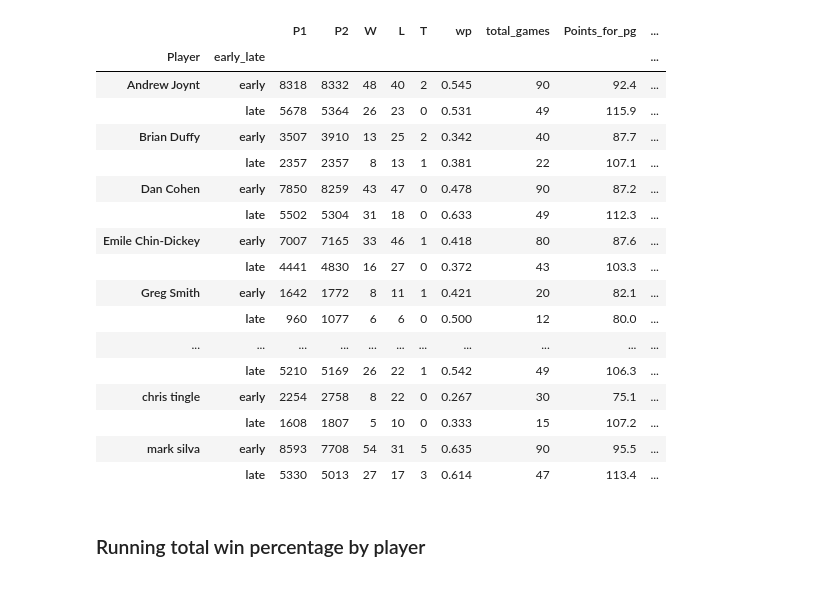
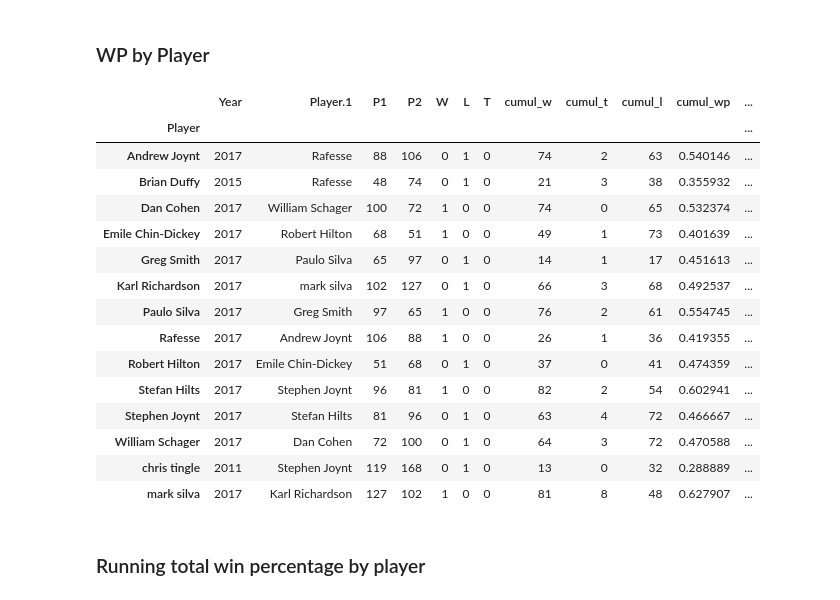
Before and after one commit to flint-hasset/Fantasy-Football, a Jupyter notebook: League History Parser.ipynb, the cells around one changed output. Drawn from its saved outputs; the diff is of its cells as text; code cells hidden in the pictures.

```diff
--- a/League History Parser.ipynb
+++ b/League History Parser.ipynb
@@ -8,2 +9,5 @@ df_gamelog = pd.read_csv(r'C:\Users\stefa\Documents\GitHub\Fantasy-Football\FF_L
+# %%
+path = r'D:\Users\hiltss\Github\Fantasy-Football'
+df_gamelog = pd.read_csv(path+'\FF_League_History.csv', encoding='utf-8')
 # %%
-df_gamelog.drop(['Week'],axis=1)
+df_gamelog = df_gamelog.drop(['Week'],axis=1)
@@ -59,36 +39,36 @@ df_gamelog
+# %% [markdown]
+### WP by Player
 # %%
-select_gamelog = df_gamelog.where(df_gamelog['Year']>=2009).dropna()
+select_gamelog = df_gamelog.where(df_gamelog['Year']>=2009).dropna(subset=['Year'])
 select_gamelog['early_late'] = np.where(select_gamelog['year_week']<11,'early','late')
 #df_results = select_gamelog.groupby(['Player','Player.1']).agg('sum')
-df_results = select_gamelog.groupby(['Player','early_late']).agg('sum')
+df_results = select_gamelog.groupby(['Player']).agg('last')
 df_results['wp'] = (df_results['W'] / (df_results['W'] + df_results['L'] )).round(3)
 df_results['total_games'] = df_results['W']  + df_results['T'] + df_results['L']
 df_results['Points_for_pg'] = (df_results['P1']/df_results['total_games']).round(1)
 df_results['Points_against_pg'] = (df_results['P2']/df_results['total_games']).round(1)
 df_results['pt_diff'] = df_results['Points_for_pg']-df_results['Points_against_pg']
 
 pd.set_option('display.max_rows', 500)
 df_results = df_results.iloc[:,6:]
 df_results
 # %% [output]
-|  |  | P1 | P2 | W | L | T | wp | total_games | Points_for_pg | ... |
-| Player | early_late |  |  |  |  |  |  |  |  | ... |
-| Andrew Joynt | early | 8318 | 8332 | 48 | 40 | 2 | 0.545 | 90 | 92.4 | ... |
-|  | late | 5678 | 5364 | 26 | 23 | 0 | 0.531 | 49 | 115.9 | ... |
-| Brian Duffy | early | 3507 | 3910 | 13 | 25 | 2 | 0.342 | 40 | 87.7 | ... |
-|  | late | 2357 | 2357 | 8 | 13 | 1 | 0.381 | 22 | 107.1 | ... |
-| Dan Cohen | early | 7850 | 8259 | 43 | 47 | 0 | 0.478 | 90 | 87.2 | ... |
-|  | late | 5502 | 5304 | 31 | 18 | 0 | 0.633 | 49 | 112.3 | ... |
-| Emile Chin-Dickey | early | 7007 | 7165 | 33 | 46 | 1 | 0.418 | 80 | 87.6 | ... |
-|  | late | 4441 | 4830 | 16 | 27 | 0 | 0.372 | 43 | 103.3 | ... |
-| Greg Smith | early | 1642 | 1772 | 8 | 11 | 1 | 0.421 | 20 | 82.1 | ... |
-|  | late | 960 | 1077 | 6 | 6 | 0 | 0.500 | 12 | 80.0 | ... |
-| ... | ... | ... | ... | ... | ... | ... | ... | ... | ... | ... |
-|  | late | 5210 | 5169 | 26 | 22 | 1 | 0.542 | 49 | 106.3 | ... |
-| chris tingle | early | 2254 | 2758 | 8 | 22 | 0 | 0.267 | 30 | 75.1 | ... |
-|  | late | 1608 | 1807 | 5 | 10 | 0 | 0.333 | 15 | 107.2 | ... |
-| mark silva | early | 8593 | 7708 | 54 | 31 | 5 | 0.635 | 90 | 95.5 | ... |
-|  | late | 5330 | 5013 | 27 | 17 | 3 | 0.614 | 47 | 113.4 | ... |
+|  | Year | Player.1 | P1 | P2 | W | L | T | cumul_w | cumul_t | cumul_l | cumul_wp | ... |
+| Player |  |  |  |  |  |  |  |  |  |  |  | ... |
+| Andrew Joynt | 2017 | Rafesse | 88 | 106 | 0 | 1 | 0 | 74 | 2 | 63 | 0.540146 | ... |
+| Brian Duffy | 2015 | Rafesse | 48 | 74 | 0 | 1 | 0 | 21 | 3 | 38 | 0.355932 | ... |
+| Dan Cohen | 2017 | William Schager | 100 | 72 | 1 | 0 | 0 | 74 | 0 | 65 | 0.532374 | ... |
+| Emile Chin-Dickey | 2017 | Robert Hilton | 68 | 51 | 1 | 0 | 0 | 49 | 1 | 73 | 0.401639 | ... |
+| Greg Smith | 2017 | Paulo Silva | 65 | 97 | 0 | 1 | 0 | 14 | 1 | 17 | 0.451613 | ... |
+| Karl Richardson | 2017 | mark silva | 102 | 127 | 0 | 1 | 0 | 66 | 3 | 68 | 0.492537 | ... |
+| Paulo Silva | 2017 | Greg Smith | 97 | 65 | 1 | 0 | 0 | 76 | 2 | 61 | 0.554745 | ... |
+| Rafesse | 2017 | Andrew Joynt | 106 | 88 | 1 | 0 | 0 | 26 | 1 | 36 | 0.419355 | ... |
+| Robert Hilton | 2017 | Emile Chin-Dickey | 51 | 68 | 0 | 1 | 0 | 37 | 0 | 41 | 0.474359 | ... |
+| Stefan Hilts | 2017 | Stephen Joynt | 96 | 81 | 1 | 0 | 0 | 82 | 2 | 54 | 0.602941 | ... |
+| Stephen Joynt | 2017 | Stefan Hilts | 81 | 96 | 0 | 1 | 0 | 63 | 4 | 72 | 0.466667 | ... |
+| William Schager | 2017 | Dan Cohen | 72 | 100 | 0 | 1 | 0 | 64 | 3 | 72 | 0.470588 | ... |
+| chris tingle | 2011 | Stephen Joynt | 119 | 168 | 0 | 1 | 0 | 13 | 0 | 32 | 0.288889 | ... |
+| mark silva | 2017 | Karl Richardson | 127 | 102 | 1 | 0 | 0 | 81 | 8 | 48 | 0.627907 | ... |
 # %% [markdown]
 ### Running total win percentage by player
 # %%
```
Also changed, not shown: parts of 14 cells of this notebook.
